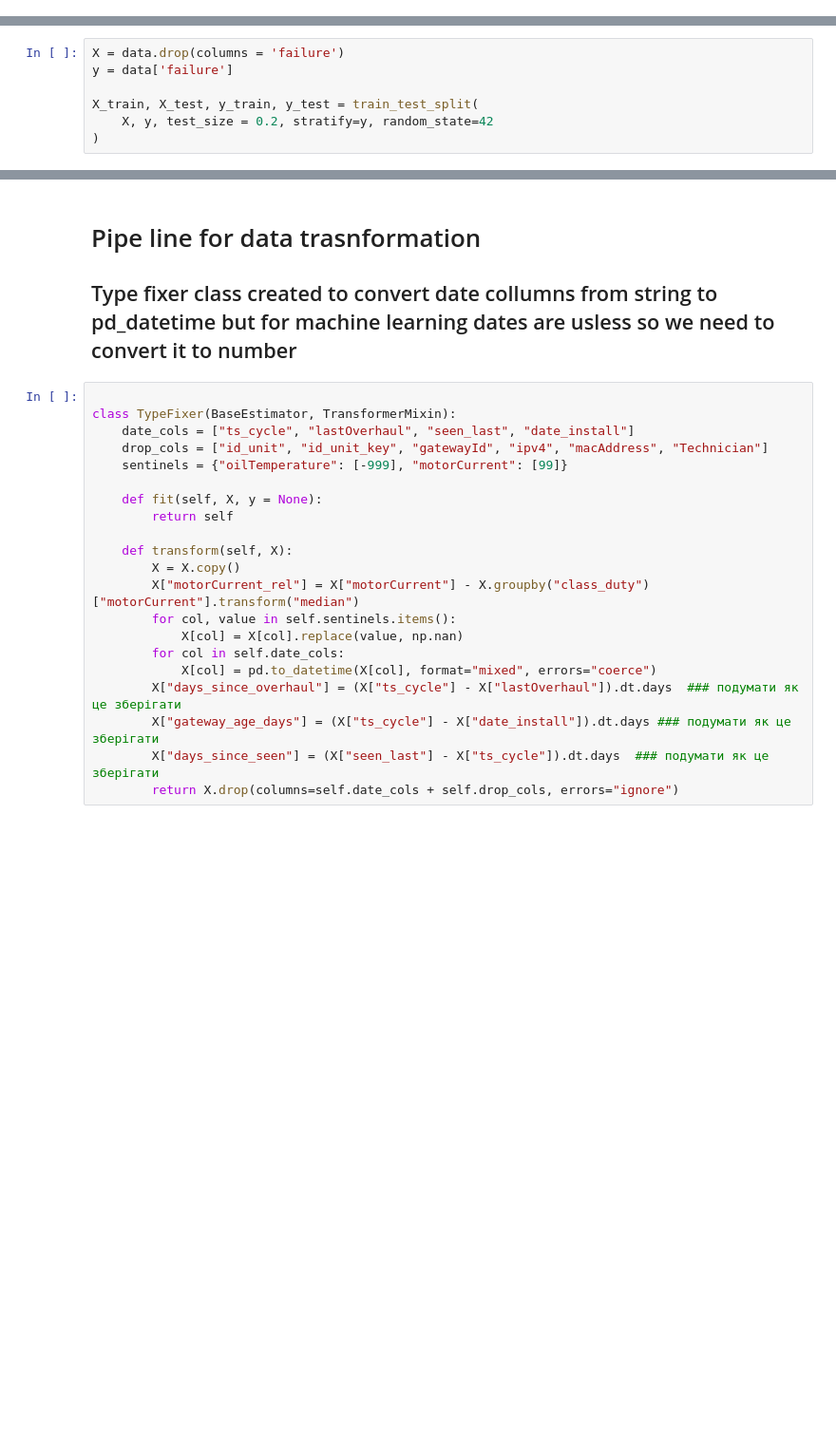
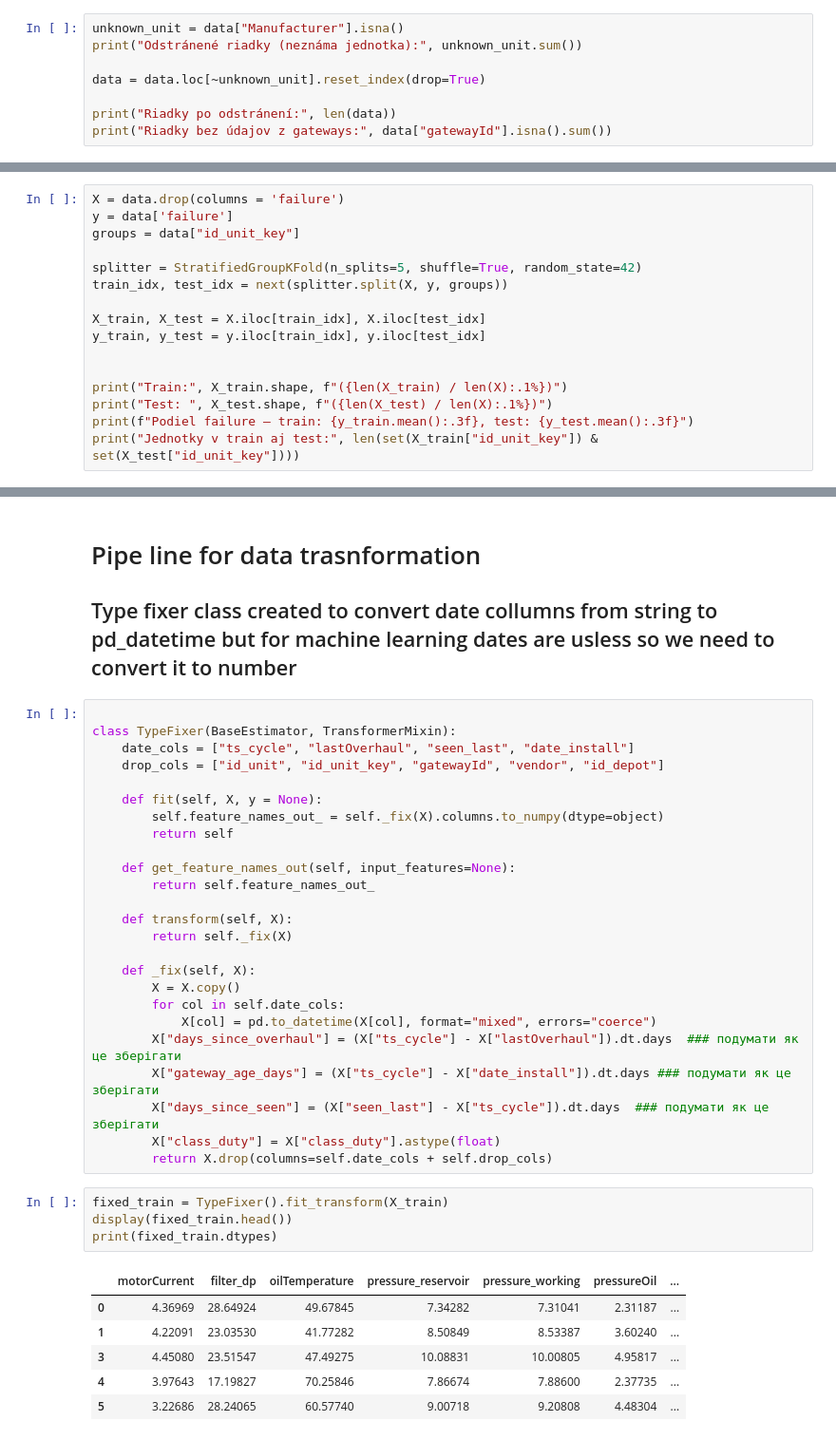
Before and after one commit to NovAndrii/IAU_project, a Jupyter notebook: Faza2_Kardash_Novitskyi.ipynb, the cells around one changed output, grey strips where cells are left out. Shown at 95% size. Cells and saved outputs as stored; diff of their text form; blank space fills up the shorter version.

```diff
--- a/Faza2_Kardash_Novitskyi.ipynb
+++ b/Faza2_Kardash_Novitskyi.ipynb
@@ -651,0 +655,8 @@ Unique units without gateway metadata: 111
+# %%
+unknown_unit = data["Manufacturer"].isna()
+print("Odstránené riadky (neznáma jednotka):", unknown_unit.sum())
+
+data = data.loc[~unknown_unit].reset_index(drop=True)
+
+print("Riadky po odstránení:", len(data))
+print("Riadky bez údajov z gateways:", data["gatewayId"].isna().sum())
@@ -654,7 +669,16 @@ Unique units without gateway metadata: 111
 # %%
 X = data.drop(columns = 'failure')
 y = data['failure']
+groups = data["id_unit_key"]
 
-X_train, X_test, y_train, y_test = train_test_split(
-    X, y, test_size = 0.2, stratify=y, random_state=42
-)
+splitter = StratifiedGroupKFold(n_splits=5, shuffle=True, random_state=42)
+train_idx, test_idx = next(splitter.split(X, y, groups))
+
+X_train, X_test = X.iloc[train_idx], X.iloc[test_idx]
+y_train, y_test = y.iloc[train_idx], y.iloc[test_idx]
+
+
+print("Train:", X_train.shape, f"({len(X_train) / len(X):.1%})")
+print("Test: ", X_test.shape, f"({len(X_test) / len(X):.1%})")
+print(f"Podiel failure – train: {y_train.mean():.3f}, test: {y_test.mean():.3f}")
+print("Jednotky v train aj test:", len(set(X_train["id_unit_key"]) & set(X_test["id_unit_key"])))
@@ -665,20 +694,35 @@ X_train, X_test, y_train, y_test = train_test_split(
 
 class TypeFixer(BaseEstimator, TransformerMixin):
     date_cols = ["ts_cycle", "lastOverhaul", "seen_last", "date_install"]
-    drop_cols = ["id_unit", "id_unit_key", "gatewayId", "ipv4", "macAddress", "Technician"]
-    sentinels = {"oilTemperature": [-999], "motorCurrent": [99]}
+    drop_cols = ["id_unit", "id_unit_key", "gatewayId", "vendor", "id_depot"]
 
     def fit(self, X, y = None):
+        self.feature_names_out_ = self._fix(X).columns.to_numpy(dtype=object)
         return self
 
+    def get_feature_names_out(self, input_features=None):
+        return self.feature_names_out_
+
     def transform(self, X):
+        return self._fix(X)
+
+    def _fix(self, X):
         X = X.copy()
-        X["motorCurrent_rel"] = X["motorCurrent"] - X.groupby("class_duty")["motorCurrent"].transform("median")
-        for col, value in self.sentinels.items():
-            X[col] = X[col].replace(value, np.nan)
         for col in self.date_cols:
             X[col] = pd.to_datetime(X[col], format="mixed", errors="coerce")
         X["days_since_overhaul"] = (X["ts_cycle"] - X["lastOverhaul"]).dt.days  ### подумати як це зберігати
         X["gateway_age_days"] = (X["ts_cycle"] - X["date_install"]).dt.days ### подумати як це зберігати
         X["days_since_seen"] = (X["seen_last"] - X["ts_cycle"]).dt.days  ### подумати як це зберігати
-        return X.drop(columns=self.date_cols + self.drop_cols, errors="ignore")
+        X["class_duty"] = X["class_duty"].astype(float)
+        return X.drop(columns=self.date_cols + self.drop_cols)
+# %%
+fixed_train = TypeFixer().fit_transform(X_train)
+display(fixed_train.head())
+print(fixed_train.dtypes)
+# %% [output]
+|  | motorCurrent | filter_dp | oilTemperature | pressure_reservoir | pressure_working | pressureOil | ... |
+| 0 | 4.36969 | 28.64924 | 49.67845 | 7.34282 | 7.31041 | 2.31187 | ... |
+| 1 | 4.22091 | 23.03530 | 41.77282 | 8.50849 | 8.53387 | 3.60240 | ... |
+| 3 | 4.45080 | 23.51547 | 47.49275 | 10.08831 | 10.00805 | 4.95817 | ... |
+| 4 | 3.97643 | 17.19827 | 70.25846 | 7.86674 | 7.88600 | 2.37735 | ... |
+| 5 | 3.22686 | 28.24065 | 60.57740 | 9.00718 | 9.20808 | 4.48304 | ... |
```
Also changed, not shown: parts of 14 cells of this notebook.
